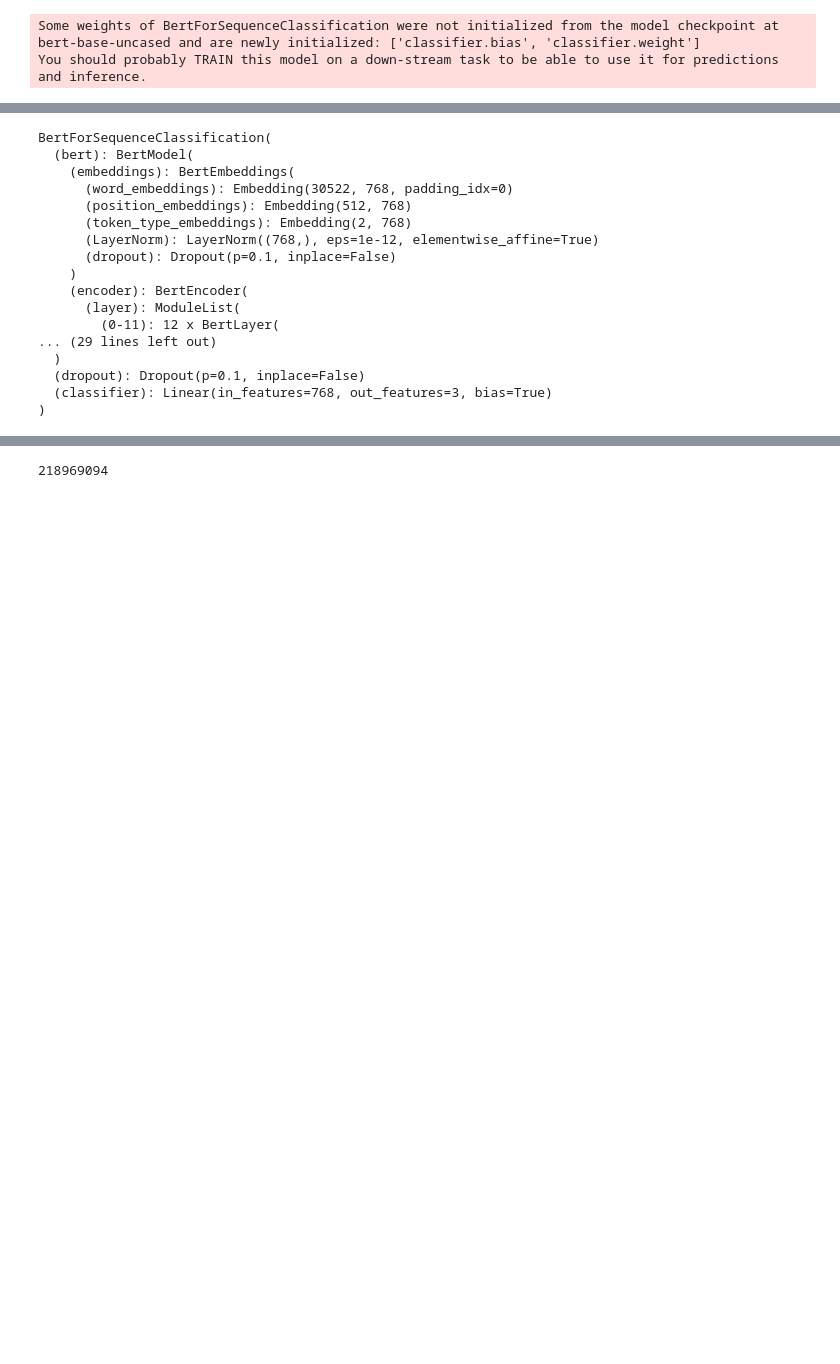
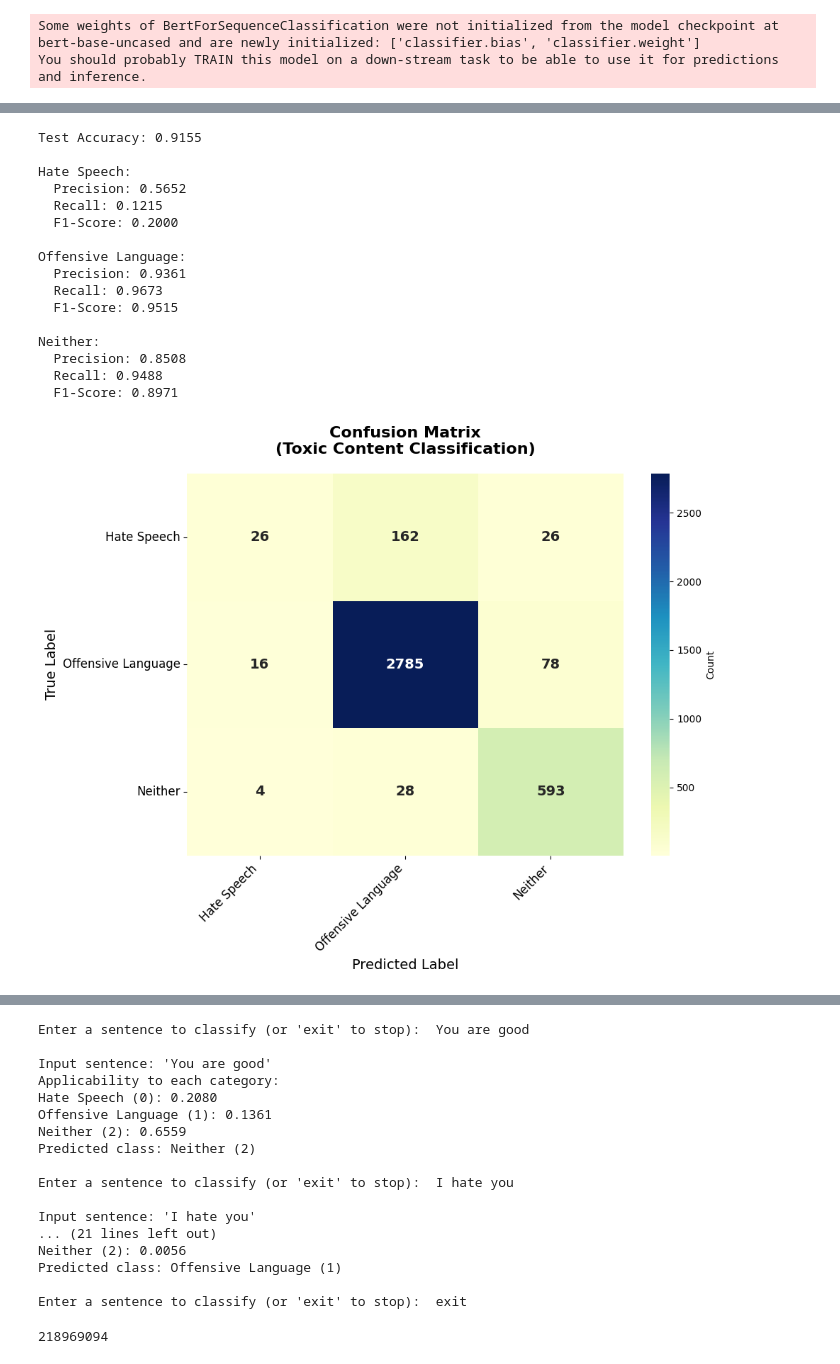
Before and after one commit to mabonmn/TINY-GUIDE-LLM, a Jupyter notebook: UsingBERTBackBone.ipynb, the cells around one changed output, grey strips where cells are left out. Cells and saved outputs as stored; diff of their text form; code cells hidden in the pictures; blank space fills up the shorter version.

```diff
--- a/UsingBERTBackBone.ipynb
+++ b/UsingBERTBackBone.ipynb
@@ -367,24 +363,24 @@ NameError: name 'finetunemodel' is not defined
 # %%
 model.load_state_dict(torch.load(model_path))
 model.eval()
 # Run evaluation and interactive classification
-evaluate_model(model)
+test_model(model,os.path.join(model_dir, "training_metrics_sentiment_PostFT.png"))
 interactive_classification(model)
 # %% [output]
-BertForSequenceClassification(
-  (bert): BertModel(
-    (embeddings): BertEmbeddings(
-      (word_embeddings): Embedding(30522, 768, padding_idx=0)
-      (position_embeddings): Embedding(512, 768)
-      (token_type_embeddings): Embedding(2, 768)
-      (LayerNorm): LayerNorm((768,), eps=1e-12, elementwise_affine=True)
-      (dropout): Dropout(p=0.1, inplace=False)
-    )
-    (encoder): BertEncoder(
-      (layer): ModuleList(
-        (0-11): 12 x BertLayer(
-... (29 lines left out)
-  )
-  (dropout): Dropout(p=0.1, inplace=False)
-  (classifier): Linear(in_features=768, out_features=3, bias=True)
-)
+Test Accuracy: 0.9155
+
+Hate Speech:
+  Precision: 0.5652
+  Recall: 0.1215
+  F1-Score: 0.2000
+
+Offensive Language:
+  Precision: 0.9361
+  Recall: 0.9673
+  F1-Score: 0.9515
+
+Neither:
+  Precision: 0.8508
+  Recall: 0.9488
+  F1-Score: 0.8971
+[figure, added]
@@ -391,3 +388,20 @@ BertForSequenceClassification(
+Enter a sentence to classify (or 'exit' to stop):  You are good
+
+Input sentence: 'You are good'
+Applicability to each category:
+Hate Speech (0): 0.2080
+Offensive Language (1): 0.1361
+Neither (2): 0.6559
+Predicted class: Neither (2)
+
+Enter a sentence to classify (or 'exit' to stop):  I hate you
+
+Input sentence: 'I hate you'
+... (21 lines left out)
+Neither (2): 0.0056
+Predicted class: Offensive Language (1)
+
+Enter a sentence to classify (or 'exit' to stop):  exit
 # %%
 # Function to count trainable parameters
 def count_params(model):
```
Also changed, not shown: parts of 23 cells of this notebook.
